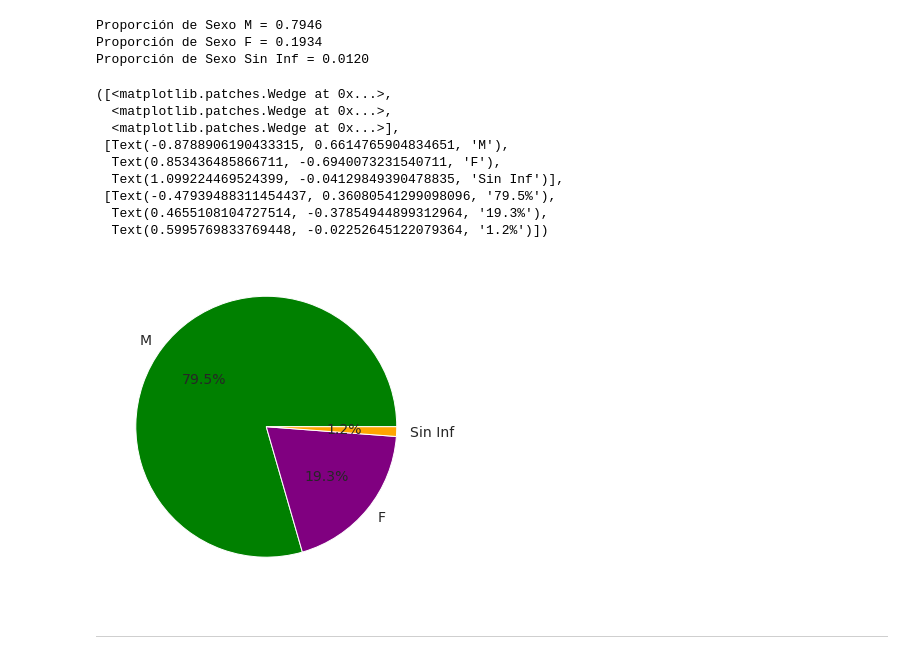
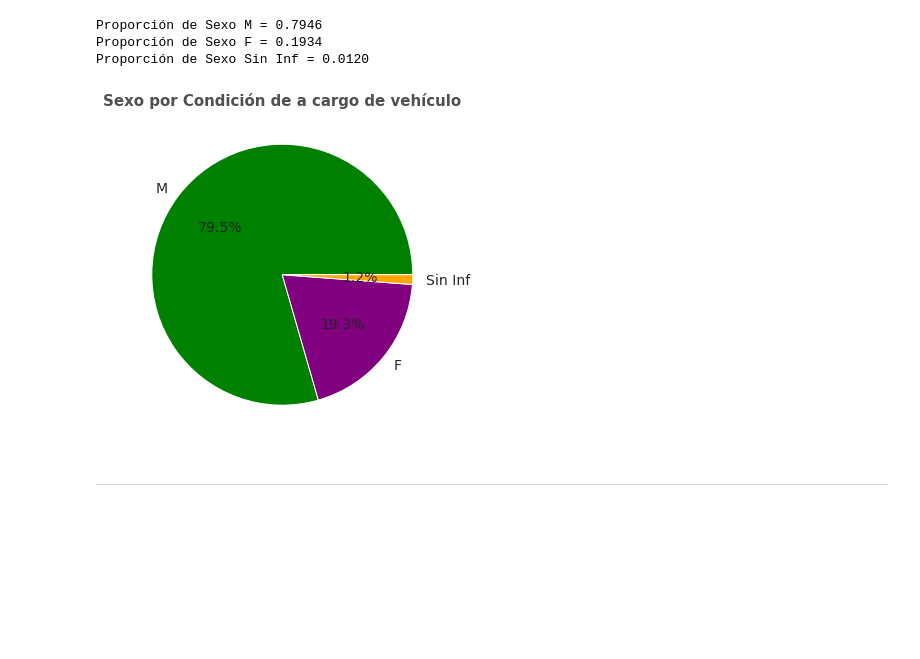
Before and after one commit to Knd9/mentoriaDD2022, a Jupyter notebook: EyCD/Mentoria_P2_EyCD_IncViales.ipynb, the cells around one changed output. Saved outputs shown, nothing was run; the diff lists cells and outputs as text; code cells hidden in the pictures; blank space fills up the shorter version.

Commit message:
add more text celds, add title in graphic

```diff
--- a/EyCD/Mentoria_P2_EyCD_IncViales.ipynb
+++ b/EyCD/Mentoria_P2_EyCD_IncViales.ipynb
@@ -791,23 +789,18 @@ sexs_labels = invia_df.Sexo.unique()
 # %%
 fig = plt.figure(figsize=(6,6))
 plt.pie(frec,
         explode=None,
         labels=sexs_labels,
         colors=['green', 'purple', 'orange'],
         textprops={"fontsize":14},
         autopct='%.1f%%'
 )
+plt.title("Sexo por Condición de a cargo de vehículo",
+          fontsize=15, loc='center', color='#505050', fontweight='bold')
+plt.savefig('sexo_a_cargo_vehiculo.png')
+plt.show()
 # %% [output]
-([<matplotlib.patches.Wedge at 0x...>,
-  <matplotlib.patches.Wedge at 0x...>,
-  <matplotlib.patches.Wedge at 0x...>],
- [Text(-0.8788906190433315, 0.6614765904834651, 'M'),
-  Text(0.853436485866711, -0.6940073231540711, 'F'),
-  Text(1.099224469524399, -0.04129849390478835, 'Sin Inf')],
- [Text(-0.47939488311454437, 0.36080541299098096, '79.5%'),
-  Text(0.4655108104727514, -0.37854944899312964, '19.3%'),
-  Text(0.5995769833769448, -0.02252645122079364, '1.2%')])
-[figure, old version]
+[figure, new version]
 # %% [markdown]
 ----
 # %% [markdown]
```
Also changed, not shown: parts of 9 cells of this notebook.
